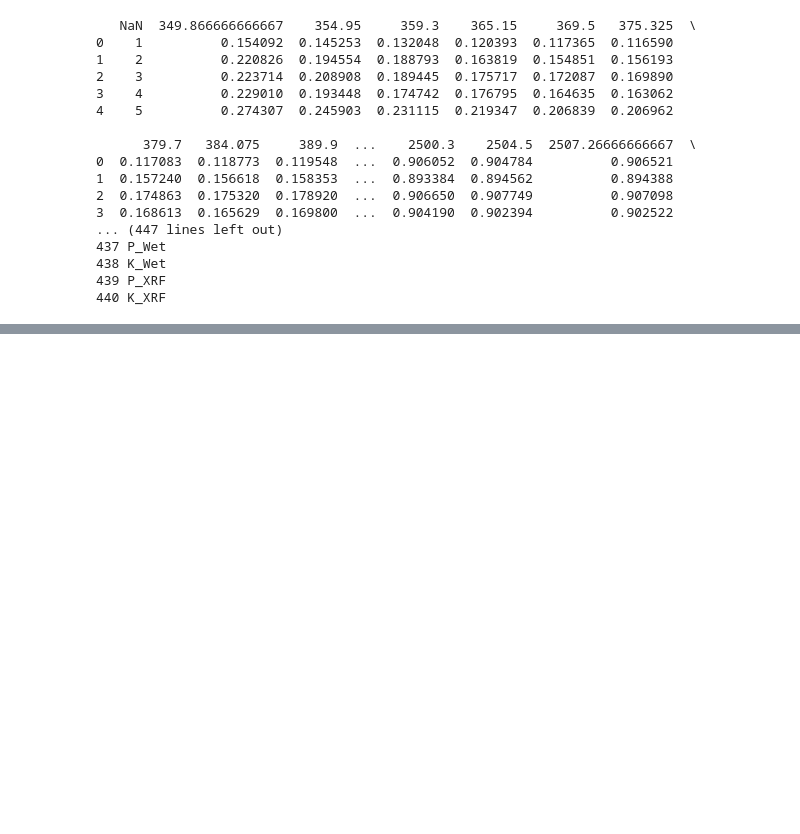
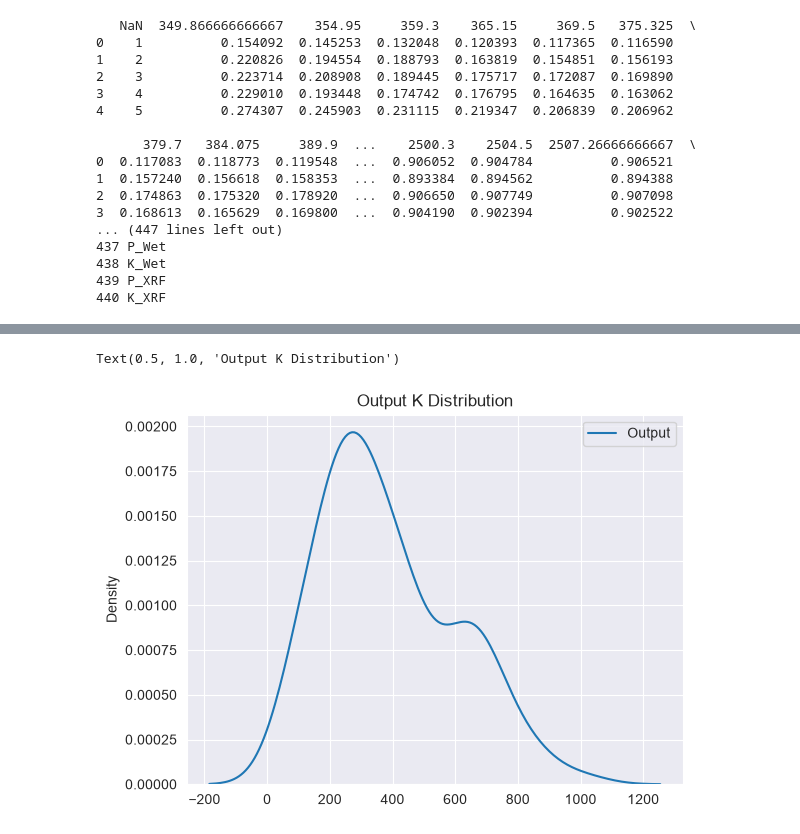
Before and after one commit to bergerga15/soil_properties, a Jupyter notebook: predict_k_data2.ipynb, the cells around one changed output, grey strips where cells are left out. Cells and saved outputs as stored; diff of their text form; code cells hidden in the pictures; blank space fills up the shorter version.

```diff
--- a/predict_k_data2.ipynb
+++ b/predict_k_data2.ipynb
@@ -39,0 +64,9 @@ print(output_variable.shape)
+# %%
+import seaborn as sns
+import matplotlib.pyplot as plt
+sns.kdeplot(output_variable, label='Output')
+plt.legend()
+plt.title("Output K Distribution")
+# %% [output]
+Text(0.5, 1.0, 'Output K Distribution')
+[figure, added]
```
Also changed, not shown: parts of 29 cells of this notebook, 2 other files.
